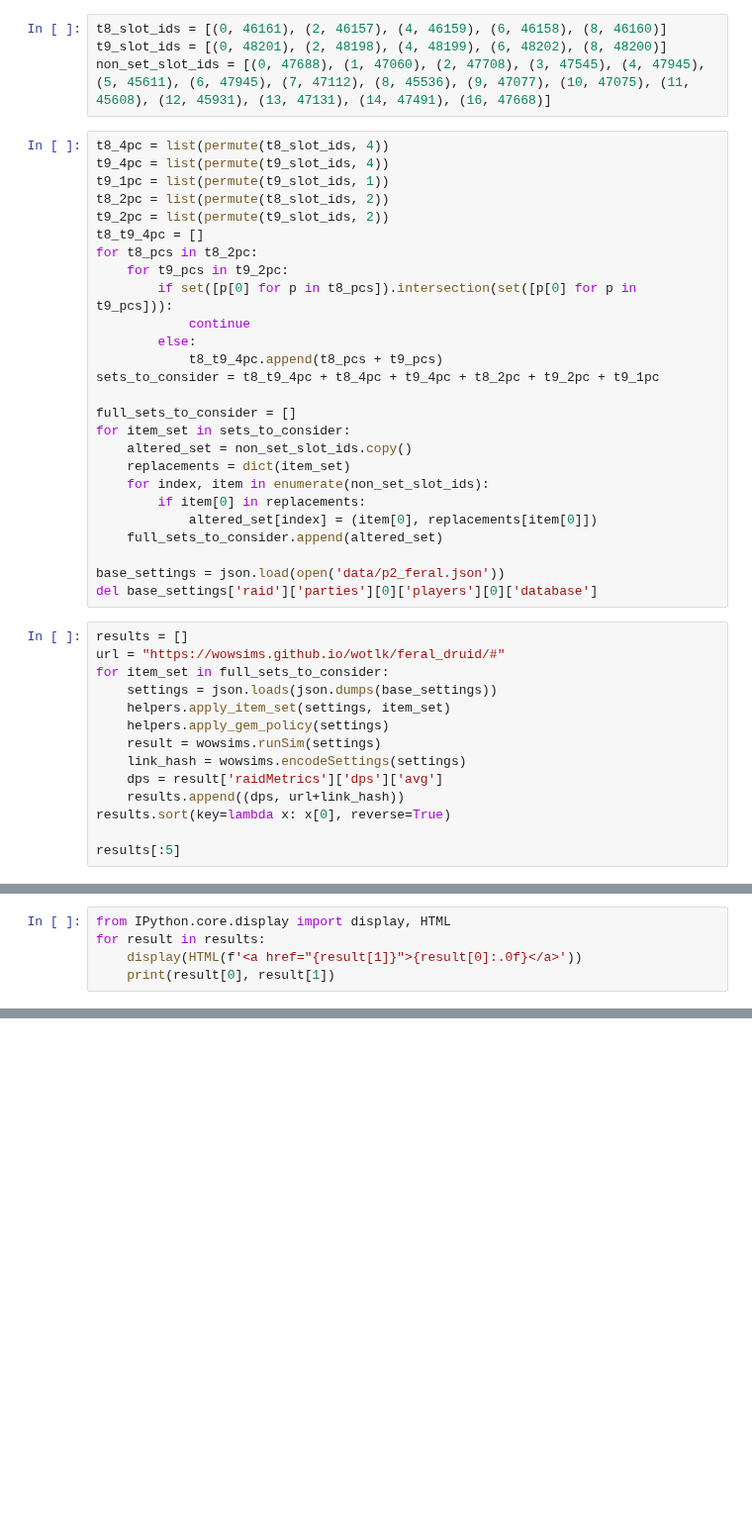
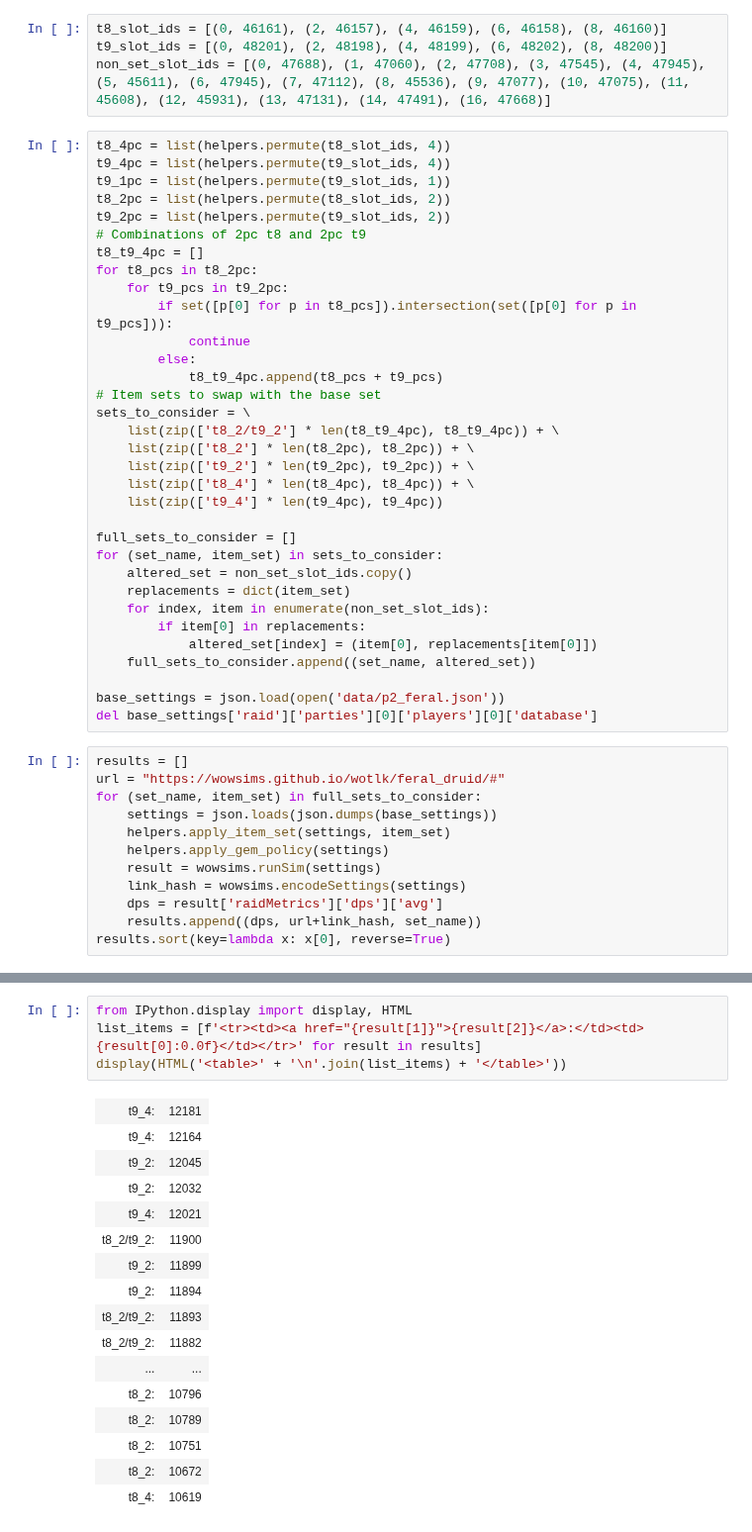
Before and after one commit to TheGroxEmpire/wowsims-warrior-drl, a Jupyter notebook: p3_feral_bis.ipynb, the cells around one changed output, grey strips where cells are left out. Shown at 99% size. Saved outputs shown, nothing was run; the diff lists cells and outputs as text; blank space fills up the shorter version.

```diff
--- a/p3_feral_bis.ipynb
+++ b/p3_feral_bis.ipynb
@@ -12,11 +12,12 @@ t8_slot_ids = [(0, 46161), (2, 46157), (4, 46159), (6, 46158), (8, 46160)]
 t9_slot_ids = [(0, 48201), (2, 48198), (4, 48199), (6, 48202), (8, 48200)]
 non_set_slot_ids = [(0, 47688), (1, 47060), (2, 47708), (3, 47545), (4, 47945), (5, 45611), (6, 47945), (7, 47112), (8, 45536), (9, 47077), (10, 47075), (11, 45608), (12, 45931), (13, 47131), (14, 47491), (16, 47668)]
 # %%
-t8_4pc = list(permute(t8_slot_ids, 4))
-t9_4pc = list(permute(t9_slot_ids, 4))
-t9_1pc = list(permute(t9_slot_ids, 1))
-t8_2pc = list(permute(t8_slot_ids, 2))
-t9_2pc = list(permute(t9_slot_ids, 2))
+t8_4pc = list(helpers.permute(t8_slot_ids, 4))
+t9_4pc = list(helpers.permute(t9_slot_ids, 4))
+t9_1pc = list(helpers.permute(t9_slot_ids, 1))
+t8_2pc = list(helpers.permute(t8_slot_ids, 2))
+t9_2pc = list(helpers.permute(t9_slot_ids, 2))
+# Combinations of 2pc t8 and 2pc t9
 t8_t9_4pc = []
 for t8_pcs in t8_2pc:
     for t9_pcs in t9_2pc:
@@ -24,30 +25,34 @@ for t8_pcs in t8_2pc:
             continue
         else:
             t8_t9_4pc.append(t8_pcs + t9_pcs)
-sets_to_consider = t8_t9_4pc + t8_4pc + t9_4pc + t8_2pc + t9_2pc + t9_1pc
+# Item sets to swap with the base set
+sets_to_consider = \
+    list(zip(['t8_2/t9_2'] * len(t8_t9_4pc), t8_t9_4pc)) + \
+    list(zip(['t8_2'] * len(t8_2pc), t8_2pc)) + \
+    list(zip(['t9_2'] * len(t9_2pc), t9_2pc)) + \
+    list(zip(['t8_4'] * len(t8_4pc), t8_4pc)) + \
+    list(zip(['t9_4'] * len(t9_4pc), t9_4pc))
 
 full_sets_to_consider = []
-for item_set in sets_to_consider:
+for (set_name, item_set) in sets_to_consider:
     altered_set = non_set_slot_ids.copy()
     replacements = dict(item_set)
     for index, item in enumerate(non_set_slot_ids):
         if item[0] in replacements:
             altered_set[index] = (item[0], replacements[item[0]])
-    full_sets_to_consider.append(altered_set)
+    full_sets_to_consider.append((set_name, altered_set))
 
 base_settings = json.load(open('data/p2_feral.json'))
 del base_settings['raid']['parties'][0]['players'][0]['database']
 # %%
 results = []
 url = "https://wowsims.github.io/wotlk/feral_druid/#"
-for item_set in full_sets_to_consider:
+for (set_name, item_set) in full_sets_to_consider:
     settings = json.loads(json.dumps(base_settings))
     helpers.apply_item_set(settings, item_set)
     helpers.apply_gem_policy(settings)
     result = wowsims.runSim(settings)
     link_hash = wowsims.encodeSettings(settings)
     dps = result['raidMetrics']['dps']['avg']
-    results.append((dps, url+link_hash))
+    results.append((dps, url+link_hash, set_name))
 results.sort(key=lambda x: x[0], reverse=True)
-
-results[:5]
@@ -65,5 +58,0 @@ results[:5]
-# %%
-from IPython.core.display import display, HTML
-for result in results:
-    display(HTML(f'<a href="{result[1]}">{result[0]:.0f}</a>'))
-    print(result[0], result[1])
@@ -87,0 +59,21 @@ for result in results:
+# %%
+from IPython.display import display, HTML
+list_items = [f'<tr><td><a href="{result[1]}">{result[2]}</a>:</td><td>{result[0]:0.0f}</td></tr>' for result in results]
+display(HTML('<table>' + '\n'.join(list_items) + '</table>'))
+# %% [output]
+| t9_4: | 12181 |
+| t9_4: | 12164 |
+| t9_2: | 12045 |
+| t9_2: | 12032 |
+| t9_4: | 12021 |
+| t8_2/t9_2: | 11900 |
+| t9_2: | 11899 |
+| t9_2: | 11894 |
+| t8_2/t9_2: | 11893 |
+| t8_2/t9_2: | 11882 |
+| ... | ... |
+| t8_2: | 10796 |
+| t8_2: | 10789 |
+| t8_2: | 10751 |
+| t8_2: | 10672 |
+| t8_4: | 10619 |
```
Also changed, not shown: parts of 2 cells of this notebook, 2 other files.
